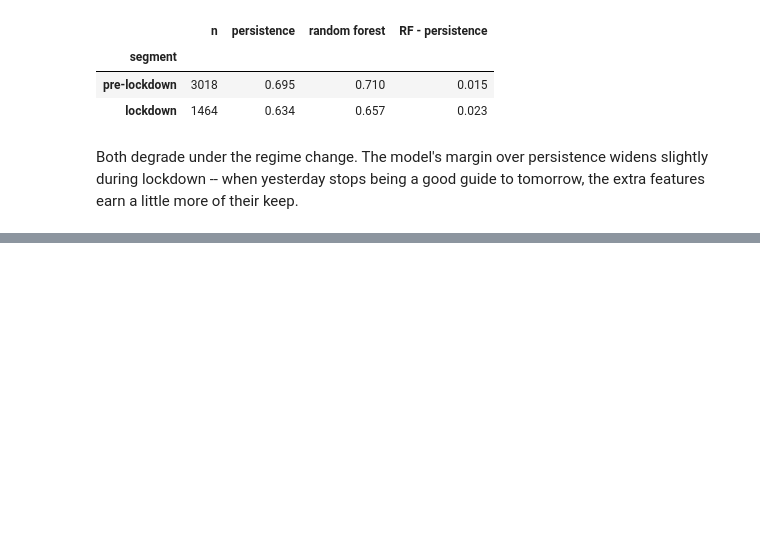
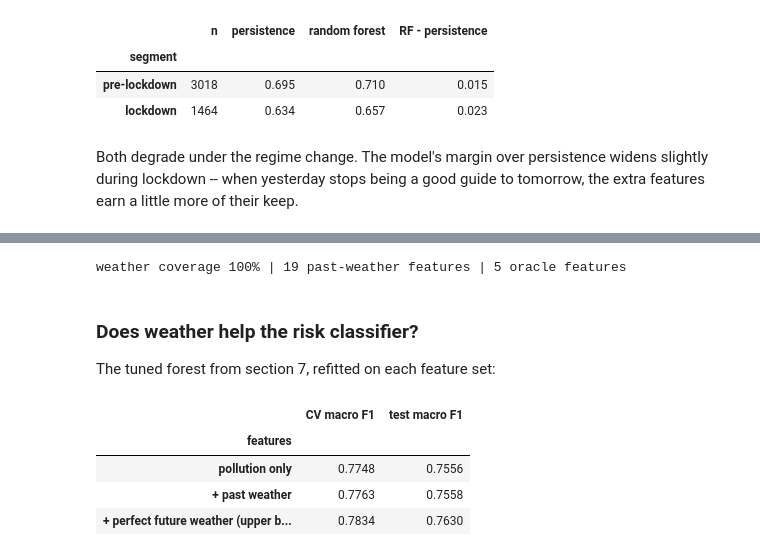
Before and after one commit to ayazzahmad/Air_quality_health_risk, a Jupyter notebook: notebooks/air_quality_health_risk_analysis.ipynb, the cells around one changed output, grey strips where cells are left out. Drawn from its saved outputs; the diff is of its cells as text; code cells hidden in the pictures; blank space fills up the shorter version.

```diff
--- a/notebooks/air_quality_health_risk_analysis.ipynb
+++ b/notebooks/air_quality_health_risk_analysis.ipynb
@@ -487,0 +514,55 @@ the extra features earn a little more of their keep.
+# %%
+from sklearn.base import clone
+from sklearn.metrics import mean_absolute_error, r2_score
+from sklearn.model_selection import TimeSeriesSplit
+
+df = feat.add_oracle_weather(feat.add_weather_features(df))
+train_w = df[is_train & complete].sort_values("Date", kind="stable")
+test_w = df[is_test & complete]
+y_train_w, y_test_w = train_w["risk"].to_numpy(), test_w["risk"].to_numpy()
+
+P, W, O = feat.POLLUTION_FEATURES, feat.WEATHER_FEATURES, feat.ORACLE_WEATHER_FEATURES
+feature_sets = {
+    "pollution only": P,
+    "+ past weather": P + W,
+    "+ perfect future weather (upper bound)": P + O,
+}
+tscv = TimeSeriesSplit(n_splits=4)
+
+
+def cv_mean(estimator, cols, y, metric):
+    folds = tscv.split(train_w)
+    return np.mean([metric(y[b], clone(estimator).fit(train_w.iloc[a][cols], y[a])
+                                  .predict(train_w.iloc[b][cols])) for a, b in folds])
+
+
+print(f"weather coverage {report['weather_coverage']:.0%} | "
+      f"{len(W)} past-weather features | {len(O)} oracle features")
+# %% [output]
+weather coverage 100% | 19 past-weather features | 5 oracle features
+# %% [markdown]
+### Does weather help the risk classifier?
+
+The tuned forest from section 7, refitted on each feature set:
+# %%
+clf = clone(rf).set_params(clf__n_jobs=-1)
+
+
+def macro_f1(t, p):
+    return mdl.score(t, p)["macro_f1"]
+
+
+rows = []
+for name, cols in feature_sets.items():
+    fitted = clone(clf).fit(train_w[cols], y_train_w)
+    rows.append({"features": name,
+                 "CV macro F1": cv_mean(clf, cols, y_train_w, macro_f1),
+                 "test macro F1": macro_f1(y_test_w, fitted.predict(test_w[cols]))})
+clf_ablation = pd.DataFrame(rows).set_index("features")
+clf_ablation.round(4)
+# %% [output]
+|  | CV macro F1 | test macro F1 |
+| features |  |  |
+| pollution only | 0.7748 | 0.7556 |
+| + past weather | 0.7763 | 0.7558 |
+| + perfect future weather (upper b... | 0.7834 | 0.7630 |
```
Also changed, not shown: parts of 8 cells of this notebook, 1 other file.
